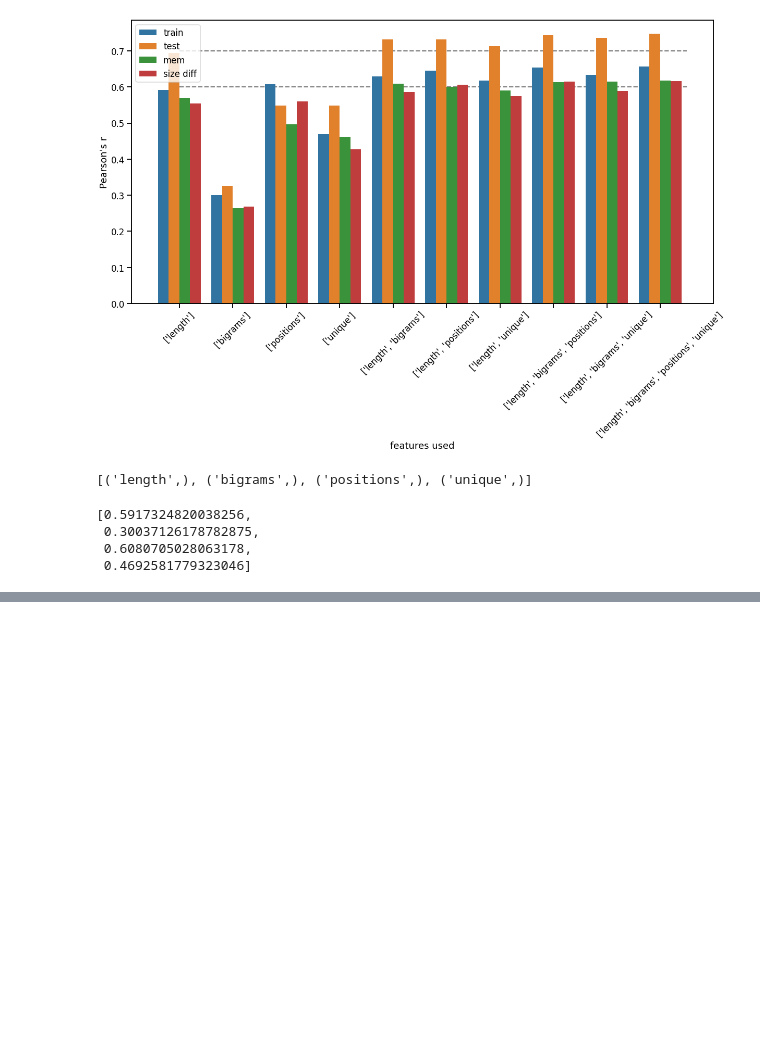
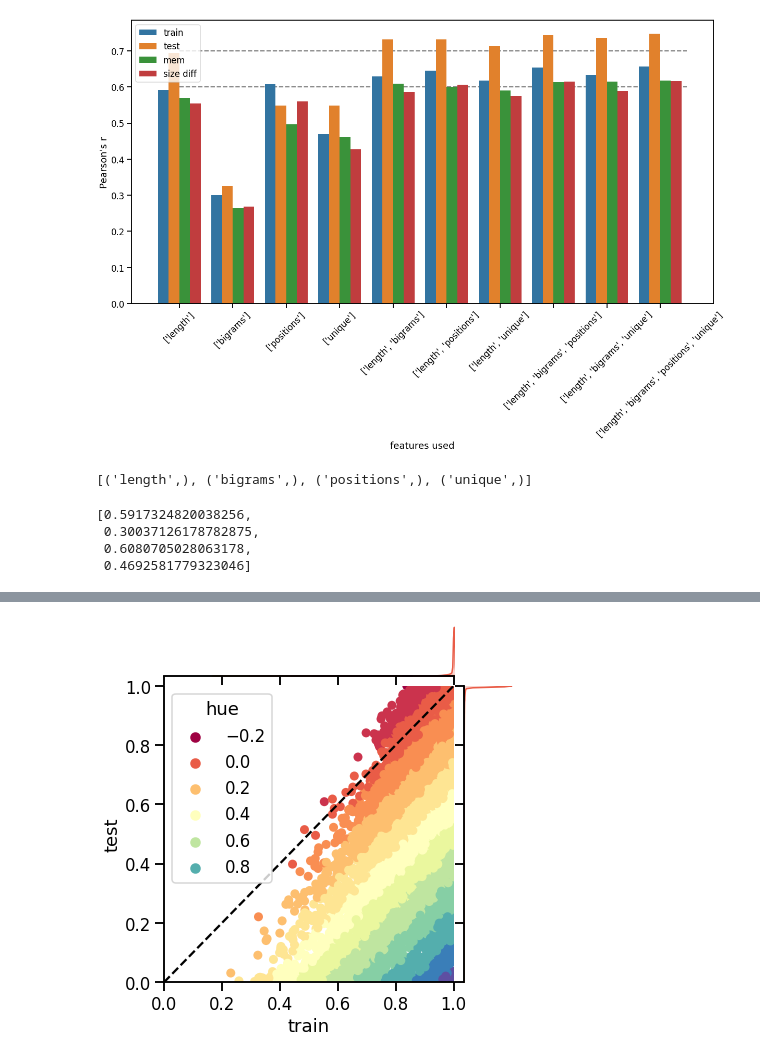
Before and after one commit to vernadankers/memorisation_pcfgset, a Jupyter notebook: analysis/pcfgset_analysis.ipynb, the cells around one changed output, grey strips where cells are left out. Drawn from its saved outputs; the diff is of its cells as text; code cells hidden in the pictures; blank space fills up the shorter version.

```diff
--- a/analysis/pcfgset_analysis.ipynb
+++ b/analysis/pcfgset_analysis.ipynb
@@ -217,26 +177,3 @@ def visualise_diff(train_scores, test_scores, postfix, train_scores2):
                         ax=grid.ax_joint, alpha=1, color=("red" if function.lower() == function else "green") if len(function.split()) == 1 else "blue")
         plt.text(np.nanmean(x), np.nanmean(y), function)
     plt.show()
-# %%
-import random
-
-def visualise(train_scores, test_scores, postfix):
-    x, y, hue, exception = [], [], [], []
-    for s in train_scores:
-        if 20 < len(s[0].split()) < 25:
-            if len(test_scores[s]) < 1:
-                continue
-            x.append(np.mean(train_scores[s]))
-            y.append(np.mean(test_scores[s]))
-            hue.append(np.mean([np.log(src_ngrams[z]) for z in ngrams(s[0].split(), 2) if z in src_ngrams]))
-        # hue.append(round(np.mean(train_scores[s]) - np.mean(test_scores[s]), 1))
-    data = {'train': x, 'test': y, 'hue': hue}
-    grid = sns.jointplot(data=data, x='train', y='test', hue='hue',
-                  joint_kws={'alpha': 1}, linewidth=0, palette="Spectral")
-    grid.ax_joint.plot([0, 1], [0, 1], linestyle='--', color="black")
-    grid.ax_joint.set_xlim(0, 1)
-    grid.ax_joint.set_ylim(0, 1)
-    plt.show()
-# %%
-mem, train_scores, test_scores = load_datasets(model="medium", postfix="_last_ref", start=20, stop=40)
-visualise(train_scores, test_scores, "_last_ref")
@@ -464,0 +443,21 @@ y
+# %%
+import random
+
+def visualise(train_scores, test_scores, postfix):
+    x, y, hue, exception = [], [], [], []
+    for s in train_scores:
+        x.append(np.mean(train_scores[s]))
+        y.append(np.mean(test_scores[s]))
+        hue.append(round(np.mean(train_scores[s]) - np.mean(test_scores[s]), 1))
+    data = {'train': x, 'test': y, 'hue': hue}
+    grid = sns.jointplot(data=data, x='train', y='test', hue='hue',
+                  joint_kws={'alpha': 1}, linewidth=0, palette="Spectral")
+    grid.ax_joint.plot([0, 1], [0, 1], linestyle='--', color="black")
+    grid.ax_joint.set_xlim(0, 1)
+    grid.ax_joint.set_ylim(0, 1)
+    plt.show()
+# %%
+mem, train_scores, test_scores = load_datasets(model="tiny", postfix="100_ref", start=1, stop=41)
+visualise(train_scores, test_scores, "_last_ref")
+# %% [output]
+[figure, new version]
```
Also changed, not shown: parts of 4 cells of this notebook.
